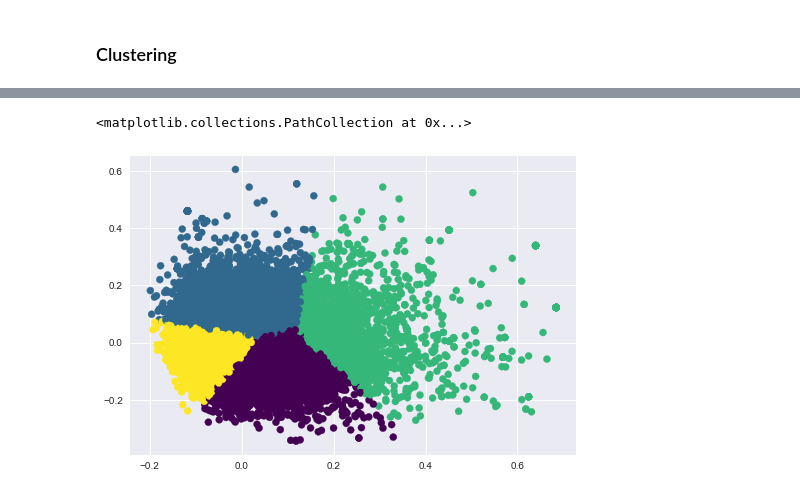
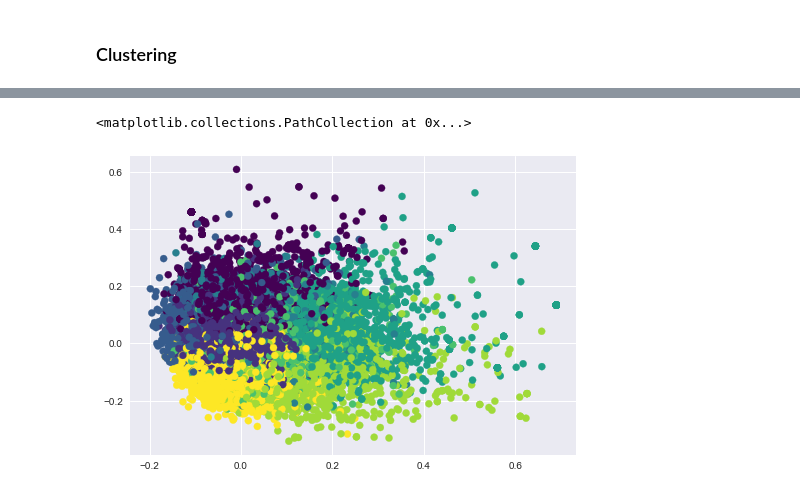
Before and after one commit to LingxingG/Data-Mining-Project, a Jupyter notebook: Tanny/Reviews Pre-processing.ipynb, the cells around one changed output, grey strips where cells are left out. Drawn from its saved outputs; the diff is of its cells as text; code cells hidden in the pictures.

Commit message:
Edited K-means Clustering Algo

```diff
--- a/Tanny/Reviews Pre-processing.ipynb
+++ b/Tanny/Reviews Pre-processing.ipynb
@@ -590,0 +577,2 @@ visualizer.poof;
+# %%
+my_stop_words = ["".join(reviews.comments_cleansed[idx]) for idx in reviews.index]
@@ -592,8 +594,8 @@ visualizer.poof;
 vectorizer_40k = TfidfVectorizer(min_df = 1, ngram_range = (1,1),
                              stop_words =  my_stop_words[0:40000], max_features = 7000)
 
-tfidf_40k = vectorizer_10k.fit_transform(my_stop_words[0:40000])
-print("Created document-term matrix of size %d x %d" % (tfidf.shape[0],tfidf.shape[1]))
+tfidf_40k = vectorizer_40k.fit_transform(my_stop_words[0:40000])
+print("Created document-term matrix of size %d x %d" % (tfidf_40k.shape[0],tfidf_40k.shape[1]))
 
 tf_idf_norm = normalize(tfidf_40k)
 
@@ -605,2 +606,0 @@ w2v = pd.DataFrame(tf_idf_array, columns=vectorizer_10k.get_feature_names()).hea
-# %%
-tf_idf_array = tf_idf_array.astype("float16")
@@ -607,5 +624,5 @@ tf_idf_array = tf_idf_array.astype("float16")
 # %%
-sklearn_pca = PCA(n_components = 2)
+sklearn_pca = PCA(n_components = 2000)
 Y_sklearn = sklearn_pca.fit_transform(tf_idf_array)
 # %%
 number_clusters = range(1, 10)
@@ -626,14 +643,14 @@ plt.show()
 # %%
-kmeans = KMeans(n_clusters=4, max_iter=600, algorithm = 'auto')
+kmeans = KMeans(n_clusters=8, max_iter=600, algorithm = 'auto')
 fitted = kmeans.fit(Y_sklearn)
 prediction = kmeans.predict(Y_sklearn)
 plt.scatter(Y_sklearn[:, 0], Y_sklearn[:, 1], c=prediction, s=50, cmap='viridis')
 
 # centers = fitted.centroids
 # plt.scatter(centers[:, 0], centers[:, 1],c='black', s=300, alpha=0.6);
 # %% [output]
 <matplotlib.collections.PathCollection at 0x...>
-[figure, old version]
+[figure, new version]
 # %%
 def get_top_features_cluster(tf_idf_array, prediction, n_feats):
     labels = np.unique(prediction)
```
Also changed, not shown: parts of 15 cells of this notebook.
